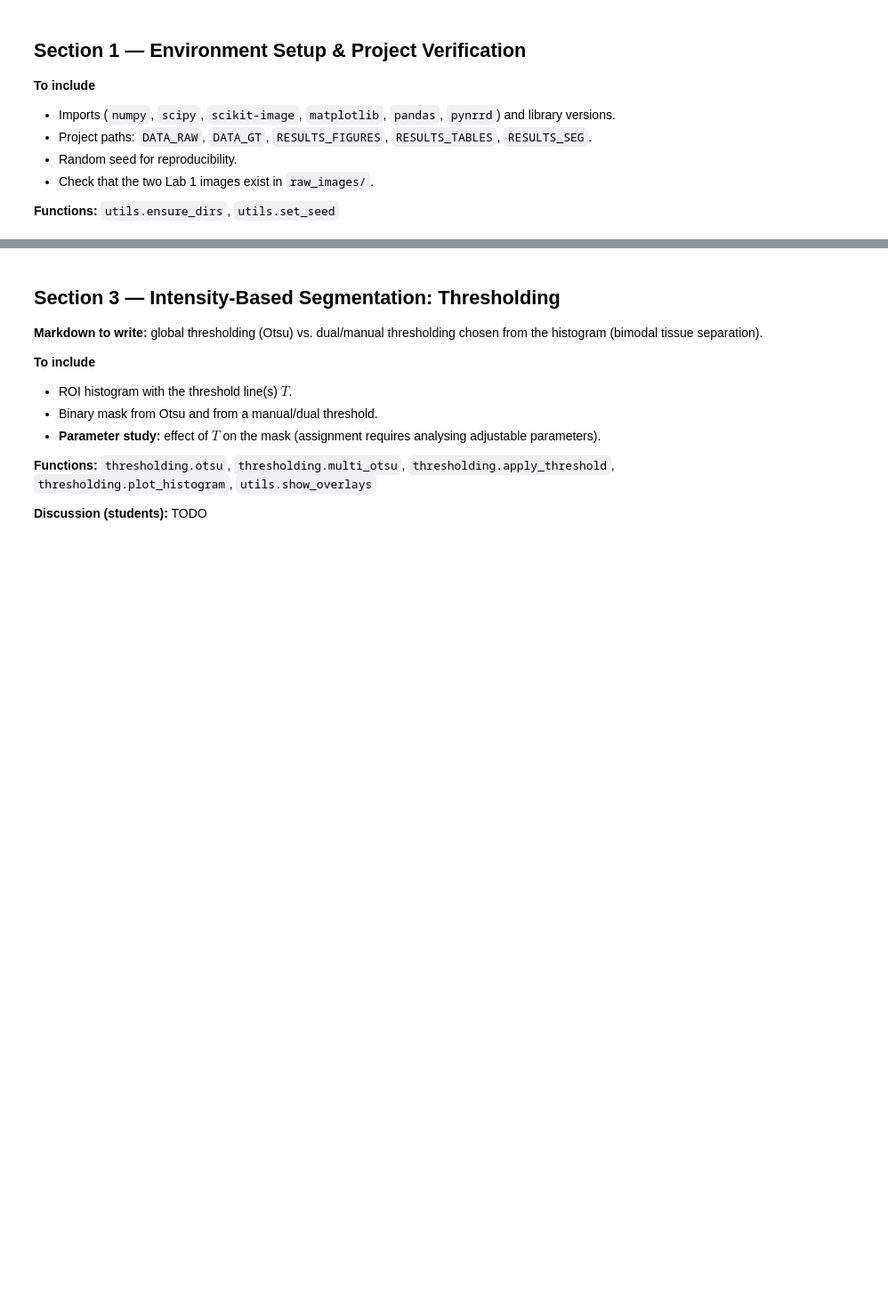
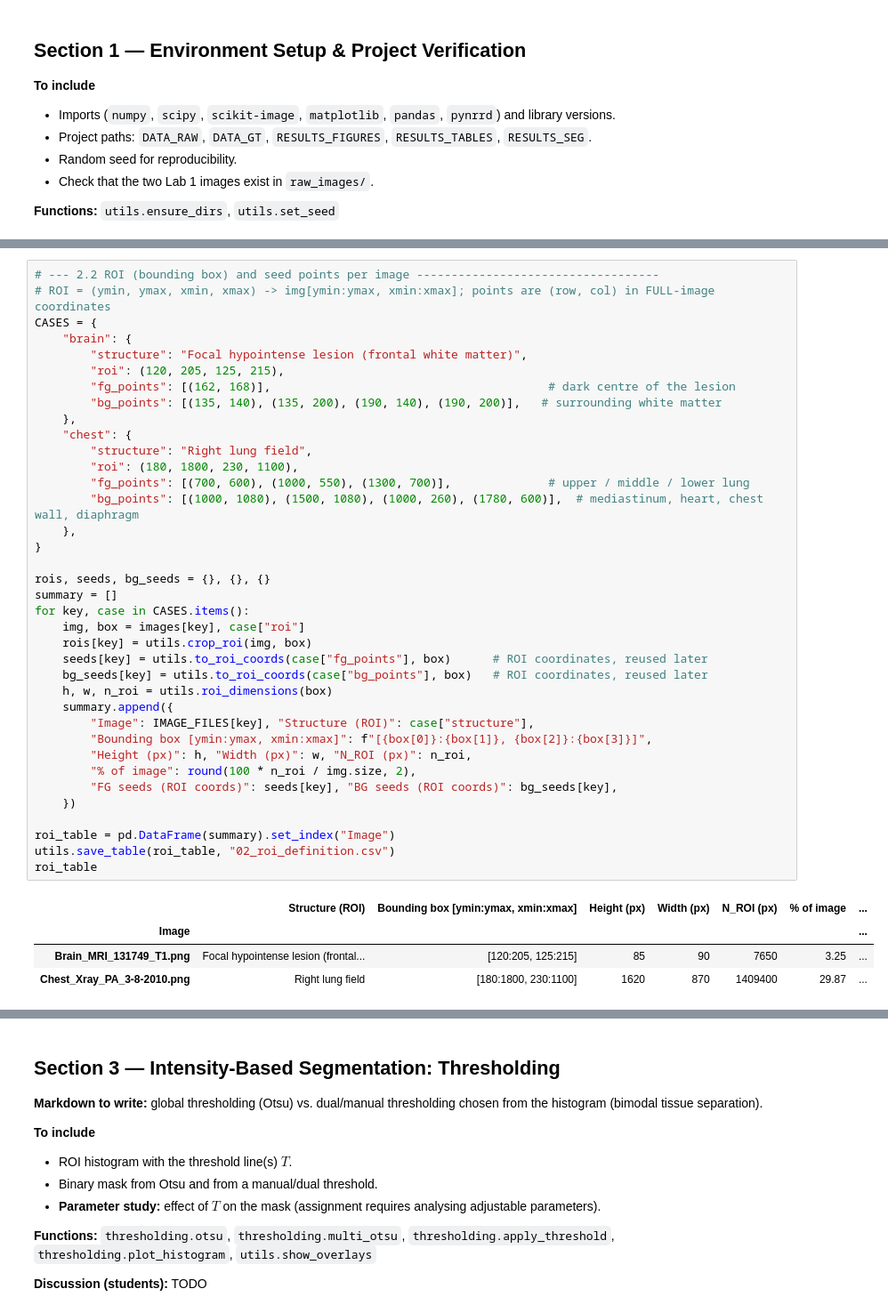
Before and after one commit to cesarrrbl06/LAB2_MIA, a Jupyter notebook: LAB2_MIA/notebooks/LAB_2.ipynb, the cells around one changed output, grey strips where cells are left out. Shown at 89% size. Cells and saved outputs as stored; diff of their text form; blank space fills up the shorter version.

```diff
--- a/LAB2_MIA/notebooks/LAB_2.ipynb
+++ b/LAB2_MIA/notebooks/LAB_2.ipynb
@@ -95,0 +128,42 @@ assert not missing, f"Missing images in {DATA_RAW}: {missing}"
+# %%
+# --- 2.2 ROI (bounding box) and seed points per image -----------------------------------
+# ROI = (ymin, ymax, xmin, xmax) -> img[ymin:ymax, xmin:xmax]; points are (row, col) in FULL-image coordinates
+CASES = {
+    "brain": {
+        "structure": "Focal hypointense lesion (frontal white matter)",
+        "roi": (120, 205, 125, 215),
+        "fg_points": [(162, 168)],                                        # dark centre of the lesion
+        "bg_points": [(135, 140), (135, 200), (190, 140), (190, 200)],   # surrounding white matter
+    },
+    "chest": {
+        "structure": "Right lung field",
+        "roi": (180, 1800, 230, 1100),
+        "fg_points": [(700, 600), (1000, 550), (1300, 700)],              # upper / middle / lower lung
+        "bg_points": [(1000, 1080), (1500, 1080), (1000, 260), (1780, 600)],  # mediastinum, heart, chest wall, diaphragm
+    },
+}
+
+rois, seeds, bg_seeds = {}, {}, {}
+summary = []
+for key, case in CASES.items():
+    img, box = images[key], case["roi"]
+    rois[key] = utils.crop_roi(img, box)
+    seeds[key] = utils.to_roi_coords(case["fg_points"], box)      # ROI coordinates, reused later
+    bg_seeds[key] = utils.to_roi_coords(case["bg_points"], box)   # ROI coordinates, reused later
+    h, w, n_roi = utils.roi_dimensions(box)
+    summary.append({
+        "Image": IMAGE_FILES[key], "Structure (ROI)": case["structure"],
+        "Bounding box [ymin:ymax, xmin:xmax]": f"[{box[0]}:{box[1]}, {box[2]}:{box[3]}]",
+        "Height (px)": h, "Width (px)": w, "N_ROI (px)": n_roi,
+        "% of image": round(100 * n_roi / img.size, 2),
+        "FG seeds (ROI coords)": seeds[key], "BG seeds (ROI coords)": bg_seeds[key],
+    })
+
+roi_table = pd.DataFrame(summary).set_index("Image")
+utils.save_table(roi_table, "02_roi_definition.csv")
+roi_table
+# %% [output]
+|  | Structure (ROI) | Bounding box [ymin:ymax, xmin:xmax] | Height (px) | Width (px) | N_ROI (px) | % of image | ... |
+| Image |  |  |  |  |  |  | ... |
+| Brain_MRI_131749_T1.png | Focal hypointense lesion (frontal... | [120:205, 125:215] | 85 | 90 | 7650 | 3.25 | ... |
+| Chest_Xray_PA_3-8-2010.png | Right lung field | [180:1800, 230:1100] | 1620 | 870 | 1409400 | 29.87 | ... |
```
Also changed, not shown: parts of 6 cells of this notebook, 1 other file.
